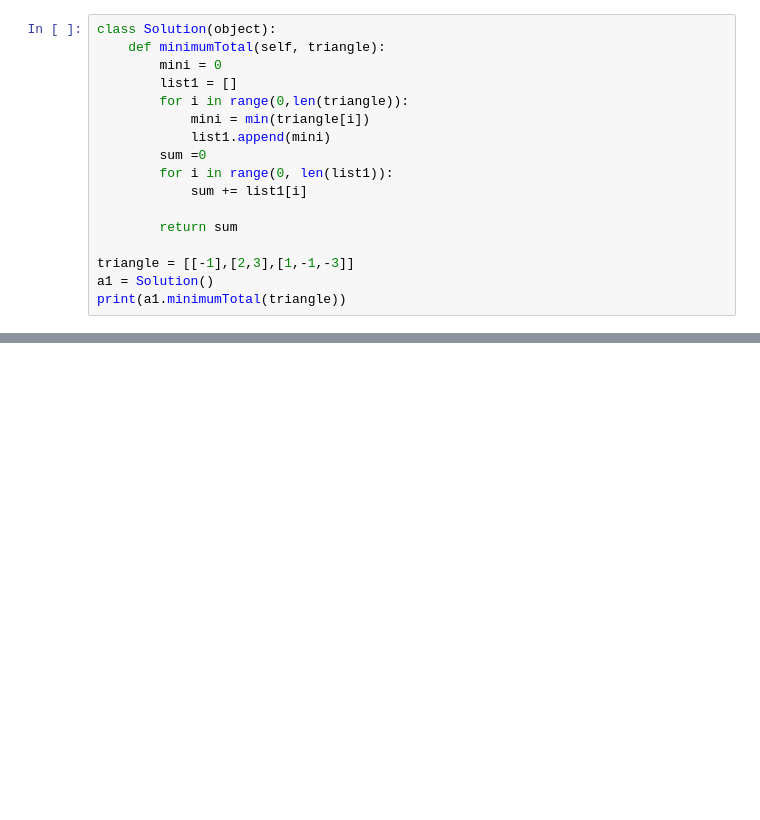
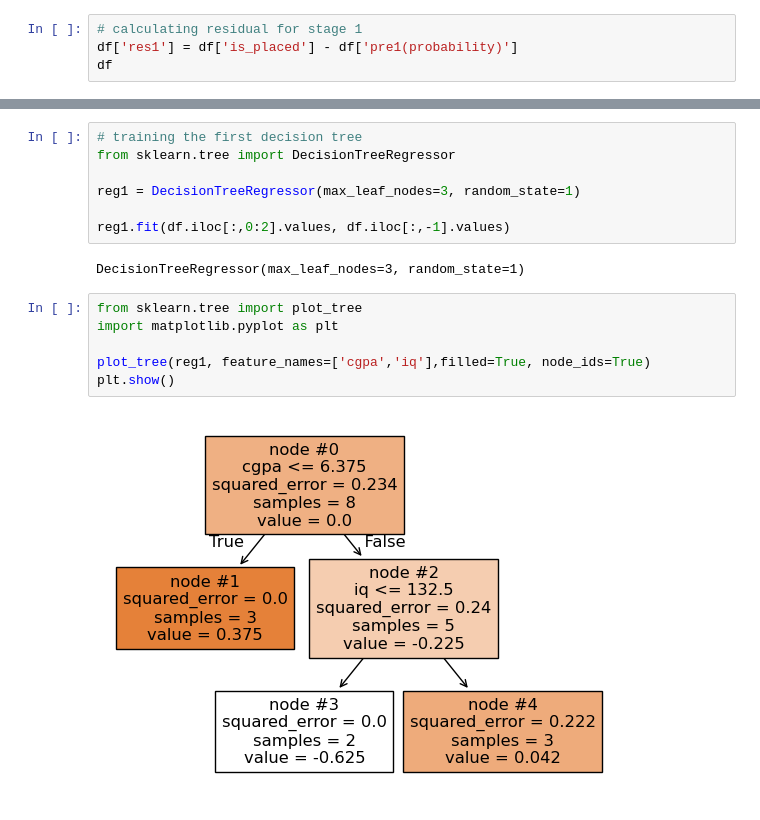
Before and after one commit to krishnasingh281/Machine-Learning, a Jupyter notebook: machineLearning/Ensemble_Learning/gradient_boosting(classification).ipynb, the cells around one changed output, grey strips where cells are left out. Cells and saved outputs as stored; diff of their text form; blank space fills up the shorter version.

```diff
--- a/machineLearning/Ensemble_Learning/gradient_boosting(classification).ipynb
+++ b/machineLearning/Ensemble_Learning/gradient_boosting(classification).ipynb
@@ -67,18 +59,5 @@ fig.show()
 # %%
-class Solution(object):
-    def minimumTotal(self, triangle):
-        mini = 0
-        list1 = []
-        for i in range(0,len(triangle)):
-            mini = min(triangle[i])
-            list1.append(mini)
-        sum =0
-        for i in range(0, len(list1)):
-            sum += list1[i]
-
-        return sum
-
-triangle = [[-1],[2,3],[1,-1,-3]]
-a1 = Solution()
-print(a1.minimumTotal(triangle))
+# calculating residual for stage 1
+df['res1'] = df['is_placed'] - df['pre1(probability)']
+df
 # %% [output]
@@ -85,0 +73,17 @@ print(a1.minimumTotal(triangle))
+# %%
+# training the first decision tree
+from sklearn.tree import DecisionTreeRegressor
+
+reg1 = DecisionTreeRegressor(max_leaf_nodes=3, random_state=1)
+
+reg1.fit(df.iloc[:,0:2].values, df.iloc[:,-1].values)
+# %% [output]
+DecisionTreeRegressor(max_leaf_nodes=3, random_state=1)
+# %%
+from sklearn.tree import plot_tree
+import matplotlib.pyplot as plt
+
+plot_tree(reg1, feature_names=['cgpa','iq'],filled=True, node_ids=True)
+plt.show()
+# %% [output]
+[figure, added]
```
Also changed, not shown: parts of 16 cells of this notebook.
